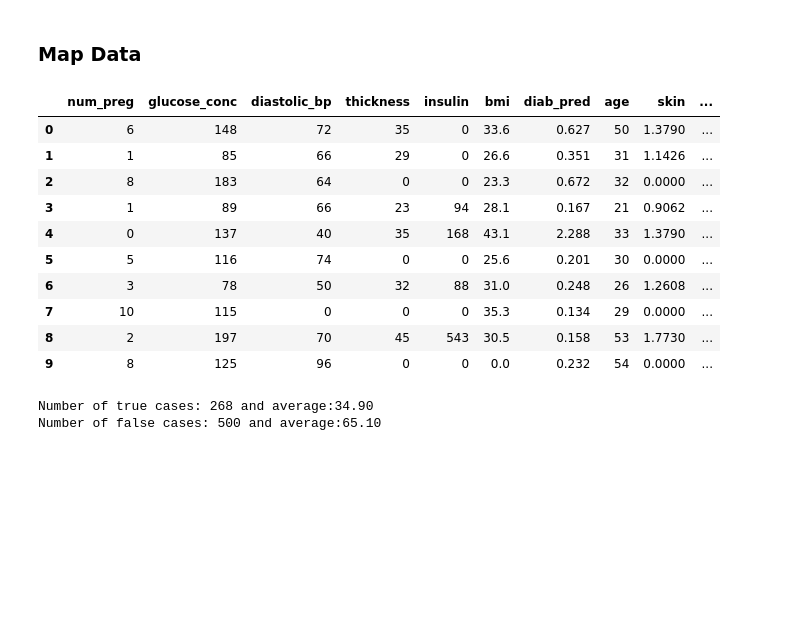
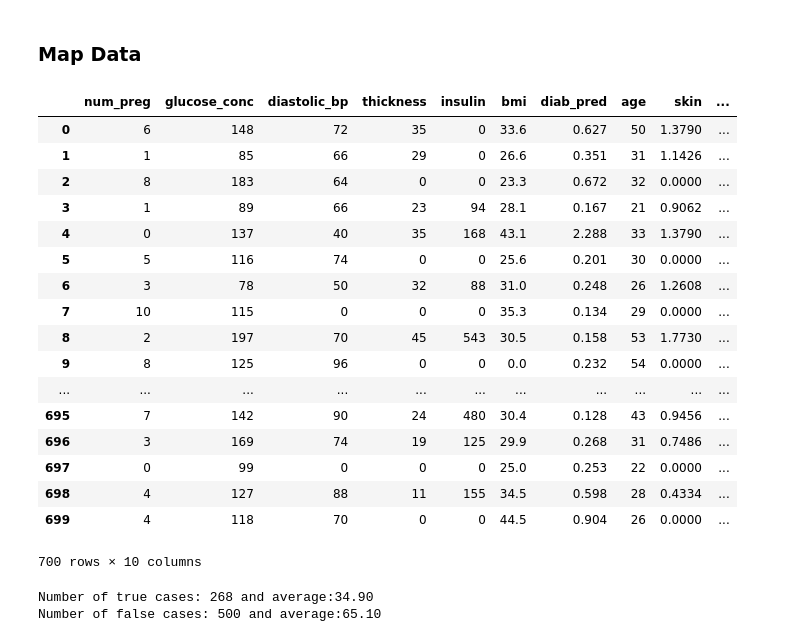
Before and after one commit to avilavate/Python_Basic_Machine_Learning, a Jupyter notebook: Pima-Prediction.ipynb, the cells around one changed output. Cells and saved outputs as stored; diff of their text form; code cells hidden in the pictures; blank space fills up the shorter version.

```diff
--- a/Pima-Prediction.ipynb
+++ b/Pima-Prediction.ipynb
@@ -75,19 +76,26 @@ df['diabetes']=df['diabetes'].map(df_map)
 # %% [markdown]
 ### Map Data
 # %%
-df.head(10)
+df.head(700)
 # %% [output]
 |  | num_preg | glucose_conc | diastolic_bp | thickness | insulin | bmi | diab_pred | age | skin | ... |
 | 0 | 6 | 148 | 72 | 35 | 0 | 33.6 | 0.627 | 50 | 1.3790 | ... |
 | 1 | 1 | 85 | 66 | 29 | 0 | 26.6 | 0.351 | 31 | 1.1426 | ... |
 | 2 | 8 | 183 | 64 | 0 | 0 | 23.3 | 0.672 | 32 | 0.0000 | ... |
 | 3 | 1 | 89 | 66 | 23 | 94 | 28.1 | 0.167 | 21 | 0.9062 | ... |
 | 4 | 0 | 137 | 40 | 35 | 168 | 43.1 | 2.288 | 33 | 1.3790 | ... |
 | 5 | 5 | 116 | 74 | 0 | 0 | 25.6 | 0.201 | 30 | 0.0000 | ... |
 | 6 | 3 | 78 | 50 | 32 | 88 | 31.0 | 0.248 | 26 | 1.2608 | ... |
 | 7 | 10 | 115 | 0 | 0 | 0 | 35.3 | 0.134 | 29 | 0.0000 | ... |
 | 8 | 2 | 197 | 70 | 45 | 543 | 30.5 | 0.158 | 53 | 1.7730 | ... |
 | 9 | 8 | 125 | 96 | 0 | 0 | 0.0 | 0.232 | 54 | 0.0000 | ... |
+| ... | ... | ... | ... | ... | ... | ... | ... | ... | ... | ... |
+| 695 | 7 | 142 | 90 | 24 | 480 | 30.4 | 0.128 | 43 | 0.9456 | ... |
+| 696 | 3 | 169 | 74 | 19 | 125 | 29.9 | 0.268 | 31 | 0.7486 | ... |
+| 697 | 0 | 99 | 0 | 0 | 0 | 25.0 | 0.253 | 22 | 0.0000 | ... |
+| 698 | 4 | 127 | 88 | 11 | 155 | 34.5 | 0.598 | 28 | 0.4334 | ... |
+| 699 | 4 | 118 | 70 | 0 | 0 | 44.5 | 0.904 | 26 | 0.0000 | ... |
+700 rows × 10 columns
 # %%
 num_true= len(df.loc[df['diabetes']==True])
 num_false= len(df.loc[df['diabetes']==False])
```
Also changed, not shown: parts of 5 cells of this notebook.
